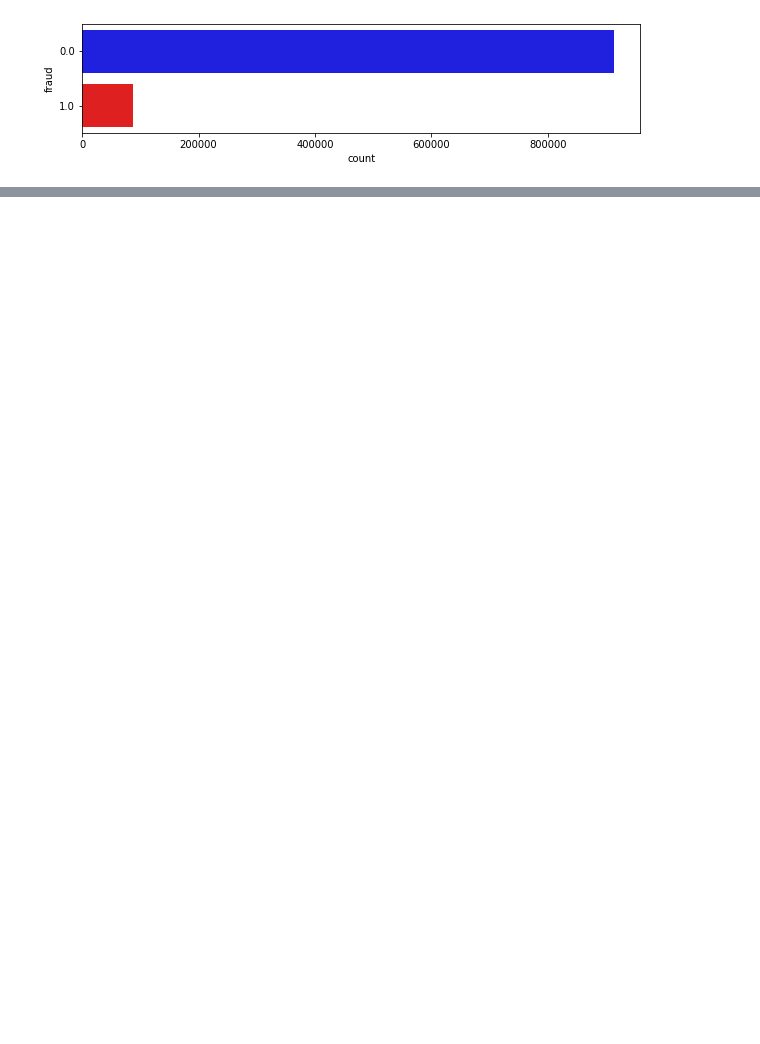
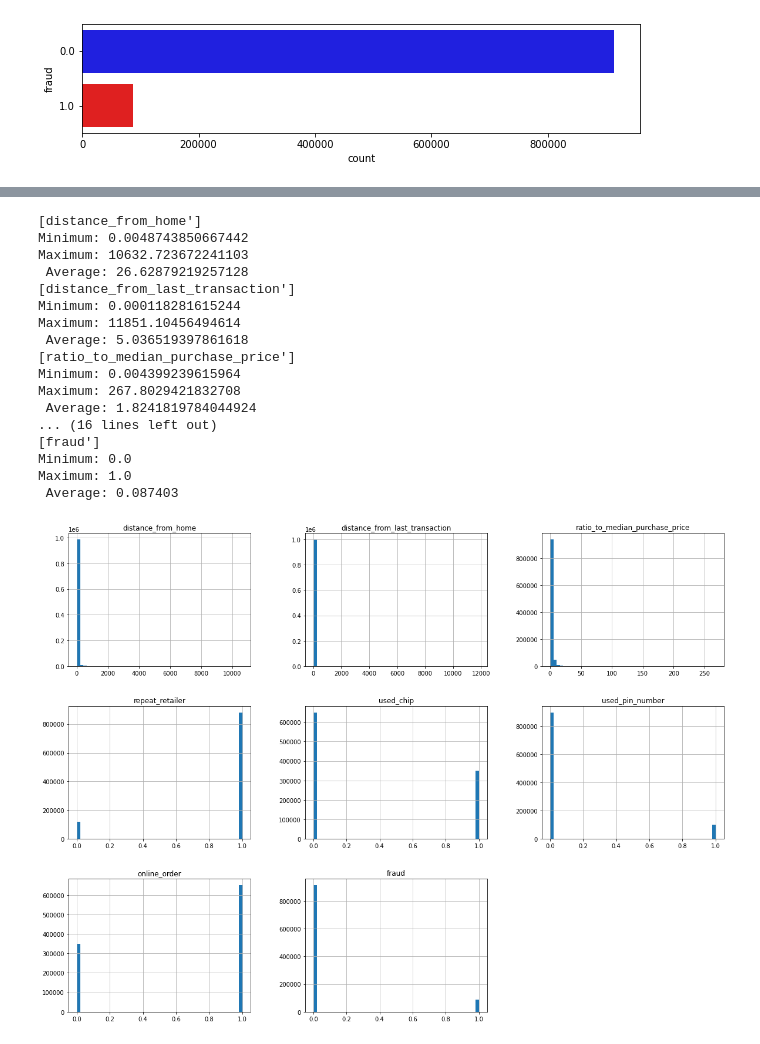
Before and after one commit to cincolunes/Credit-Card-Fraud, a Jupyter notebook: EDA.ipynb, the cells around one changed output, grey strips where cells are left out. Cells and saved outputs as stored; diff of their text form; code cells hidden in the pictures; blank space fills up the shorter version.

```diff
--- a/EDA.ipynb
+++ b/EDA.ipynb
@@ -128,0 +128,32 @@ NameError: name 'x' is not defined
+# %%
+from audioop import avg
+
+
+df.hist(bins=50, figsize=(20, 15))
+
+for column in df.columns:
+    print("[{column}'] \nMinimum: {min} \nMaximum: {max} \nAverage: {avg} \n \nMedian: {med}".format(
+          column = column,
+          min = df[column].min(),
+          max = df[column].max(),
+          avg = df[column].mean(),
+          med = df[column].median()))
+# %% [output]
+[distance_from_home']
+Minimum: 0.0048743850667442
+Maximum: 10632.723672241103
+ Average: 26.62879219257128
+[distance_from_last_transaction']
+Minimum: 0.000118281615244
+Maximum: 11851.10456494614
+ Average: 5.036519397861618
+[ratio_to_median_purchase_price']
+Minimum: 0.004399239615964
+Maximum: 267.8029421832708
+ Average: 1.8241819784044924
+... (16 lines left out)
+[fraud']
+Minimum: 0.0
+Maximum: 1.0
+ Average: 0.087403
+[figure, added]
```
Also changed, not shown: parts of 8 cells of this notebook.
